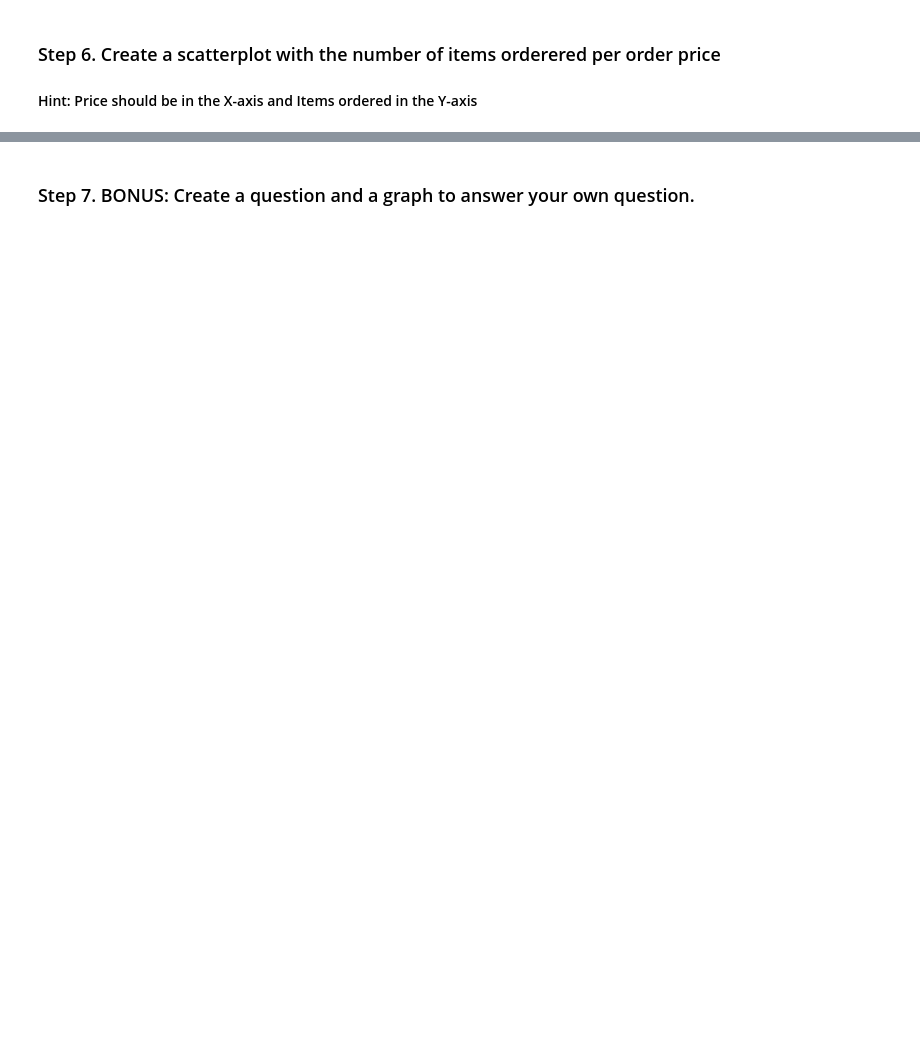
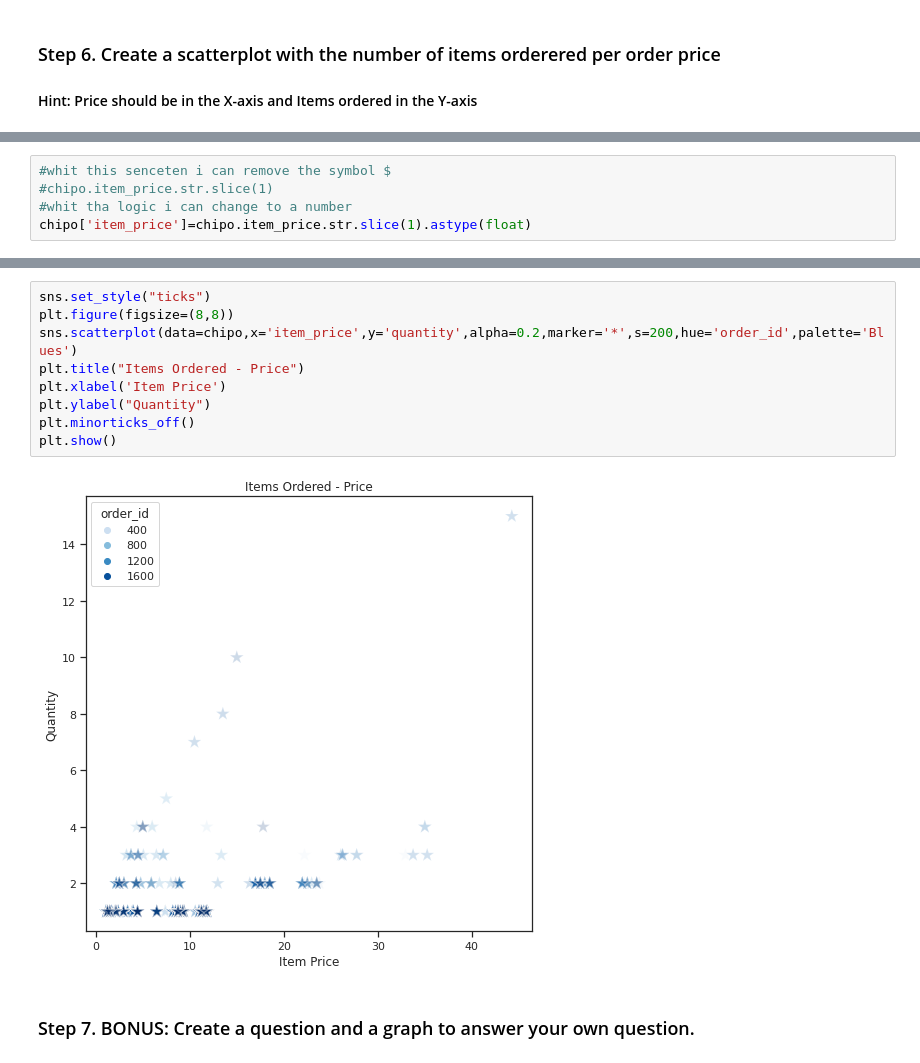
Before and after one commit to Ricardod671/pandas_exercises, a Jupyter notebook: 07_Visualization/Chipotle/Exercises.ipynb, the cells around one changed output, grey strips where cells are left out. Saved outputs shown, nothing was run; the diff lists cells and outputs as text; blank space fills up the shorter version.

```diff
--- a/07_Visualization/Chipotle/Exercises.ipynb
+++ b/07_Visualization/Chipotle/Exercises.ipynb
@@ -48,0 +87,5 @@ sns.displot(data=chipo,x="item_name")
+# %%
+#whit this senceten i can remove the symbol $
+#chipo.item_price.str.slice(1)
+#whit tha logic i can change to a number
+chipo['item_price']=chipo.item_price.str.slice(1).astype(float)
@@ -49,2 +101,13 @@ sns.displot(data=chipo,x="item_name")
+# %%
+sns.set_style("ticks")
+plt.figure(figsize=(8,8))
+sns.scatterplot(data=chipo,x='item_price',y='quantity',alpha=0.2,marker='*',s=200,hue='order_id',palette='Blues')
+plt.title("Items Ordered - Price")
+plt.xlabel('Item Price')
+plt.ylabel("Quantity")
+plt.minorticks_off()
+plt.show()
+# %% [output]
+[figure, added]
 # %% [markdown]
 ### Step 7. BONUS: Create a question and a graph to answer your own question.
```
Also changed, not shown: parts of 6 cells of this notebook.
